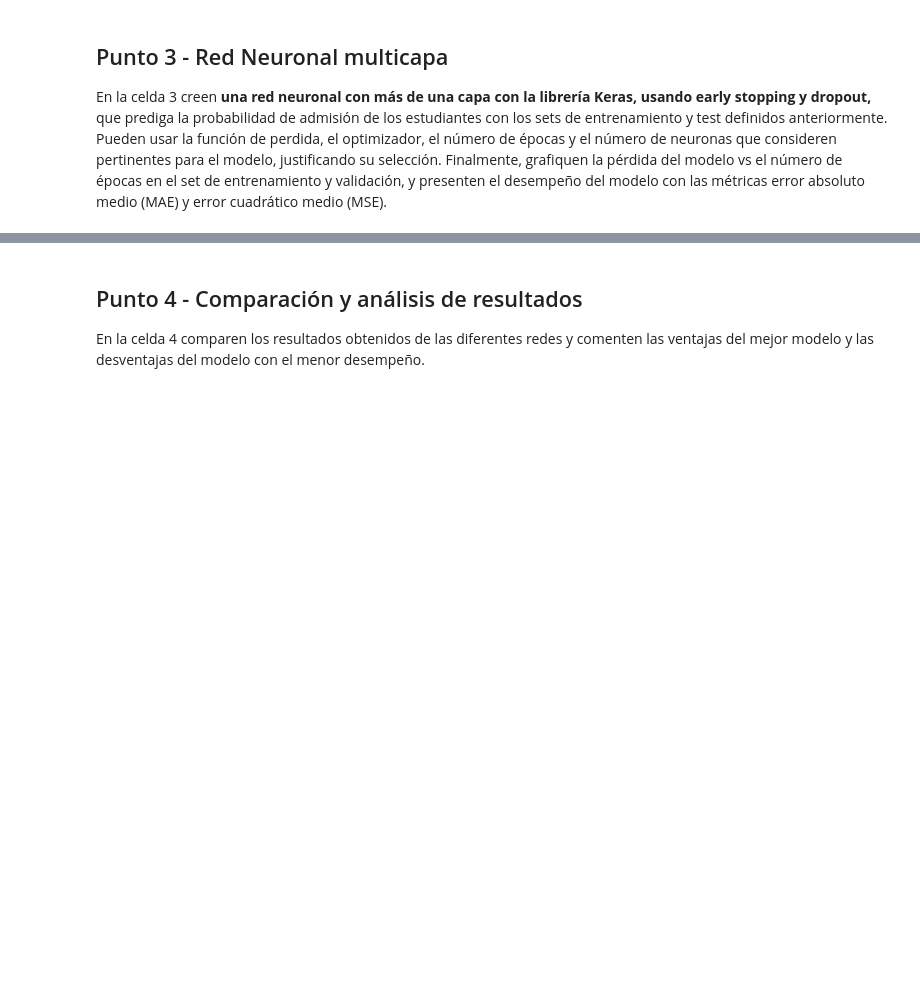
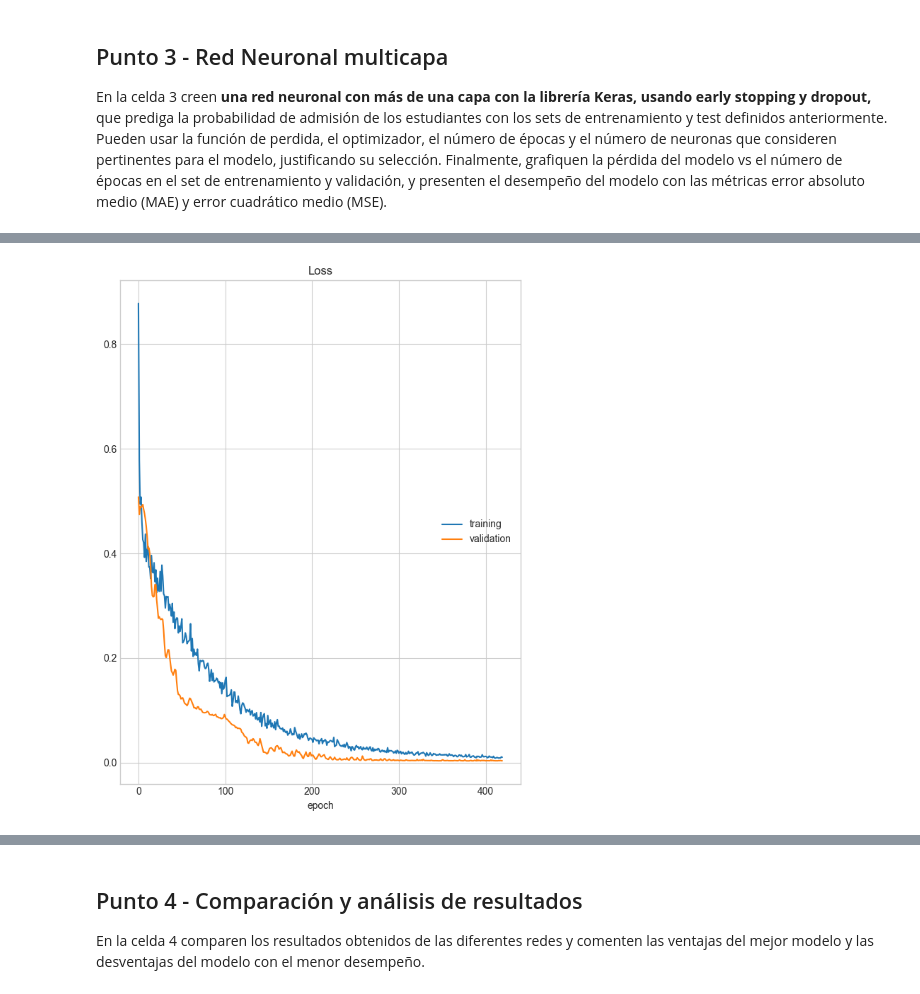
Before and after one commit to JohanManjarresMIAD/JohanManjarresMIAD-JohanManjarresMIAD-MIAD_ML_NLP_2026-Grupo_26, a Jupyter notebook: Semana 6/S6TC1-Redes_Neuronales_V2.ipynb, the cells around one changed output, grey strips where cells are left out. Cells and saved outputs as stored; diff of their text form; code cells hidden in the pictures; blank space fills up the shorter version.

```diff
--- a/Semana 6/S6TC1-Redes_Neuronales_V2.ipynb
+++ b/Semana 6/S6TC1-Redes_Neuronales_V2.ipynb
@@ -244 +245,80 @@ Error Absoluto Medio (MAE): 0.0444
 Error Cuadrático Medio (MSE): 0.0036
+# %%
+# Celda 3 - versión 6 (regresión: salida linear, sin ReduceLR, batch más grande)
+from keras.optimizers import Adam
+from keras.layers import BatchNormalization
+
+def crear_modelo_multi_capa(num_neuronas=64, num_layers=3, lr=5e-4,
+                            dropout_rate=0.2, loss='mean_squared_error'):
+    model = Sequential()
+    model.add(Dense(num_neuronas, input_shape=(dims,), activation='relu',
+                    kernel_initializer='he_normal'))
+    model.add(BatchNormalization())
+    model.add(Dropout(dropout_rate))
+
+    for _ in range(num_layers - 1):
+        model.add(Dense(num_neuronas, activation='relu',
+                        kernel_initializer='he_normal'))
+        model.add(BatchNormalization())
+        model.add(Dropout(dropout_rate * 0.75))
+
+    model.add(Dense(output_var, activation='relu'))
+    model.compile(optimizer=Adam(learning_rate=lr), loss=loss)
+    return model
+
+model_wrapper_multi = KerasRegressor(
+    model=crear_modelo_multi_capa,
+    epochs=200,
+    batch_size=64,
+    verbose=0,
+)
+
+param_grid_multi = {
+    'model__num_neuronas': [48, 64, 96],
+    'model__num_layers':   [3, 4],
+    'model__dropout_rate': [0.15, 0.2, 0.25],
+    'model__lr':           [5e-4, 3e-4],
+}
+
+early_stop = EarlyStopping(
+    monitor='val_loss', patience=30,
+    restore_best_weights=True, verbose=0,
+)
+fBestModel = 'best_model.h5'
+best_model = ModelCheckpoint(fBestModel, verbose=0, save_best_only=True)
+
+grid_multi = GridSearchCV(
+    estimator=model_wrapper_multi,
+    param_grid=param_grid_multi,
+    cv=3,
+    scoring='neg_mean_absolute_error',
+)
+grid_result_multi = grid_multi.fit(X_train, Y_train)
+best_config_multi = grid_result_multi.best_params_
+
+model_final_multi = crear_modelo_multi_capa(
+    num_neuronas=best_config_multi['model__num_neuronas'],
+    num_layers=best_config_multi['model__num_layers'],
+    dropout_rate=best_config_multi['model__dropout_rate'],
+    lr=best_config_multi['model__lr'],
+)
+model_final_multi.fit(
+    X_train, Y_train,
+    epochs=500,
+    batch_size=64,
+    validation_data=(X_test, Y_test),
+    verbose=1,
+    callbacks=[best_model, early_stop, PlotLossesKeras()],
+)
+mejor_modelo2 = load_model('best_model.h5')
+
+y_pred_multi = mejor_modelo2.predict(X_test)
+mae_multi2 = mean_absolute_error(Y_test, y_pred_multi)
+mse_multi2 = mean_squared_error(Y_test, y_pred_multi)
+
+print(f"\nMejor desempeño CV: {grid_result_multi.best_score_:.4f}")
+print(f"Mejores parámetros: {grid_result_multi.best_params_}")
+print(f"Error Absoluto Medio (MAE): {mae_multi2:.4f}")
+print(f"Error Cuadrático Medio (MSE): {mse_multi2:.4f}")
+# %% [output]
+[figure, added]
```
Also changed, not shown: parts of 7 cells of this notebook.
